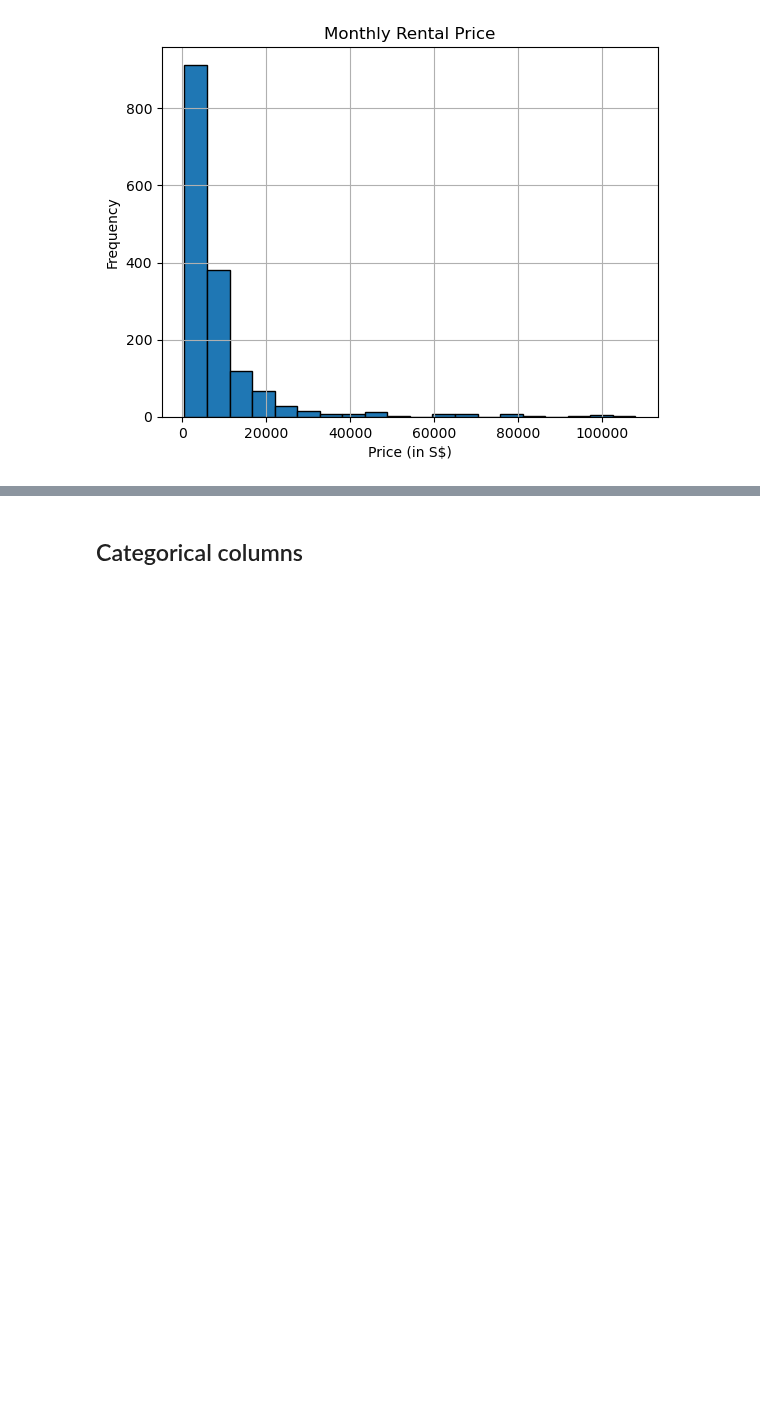
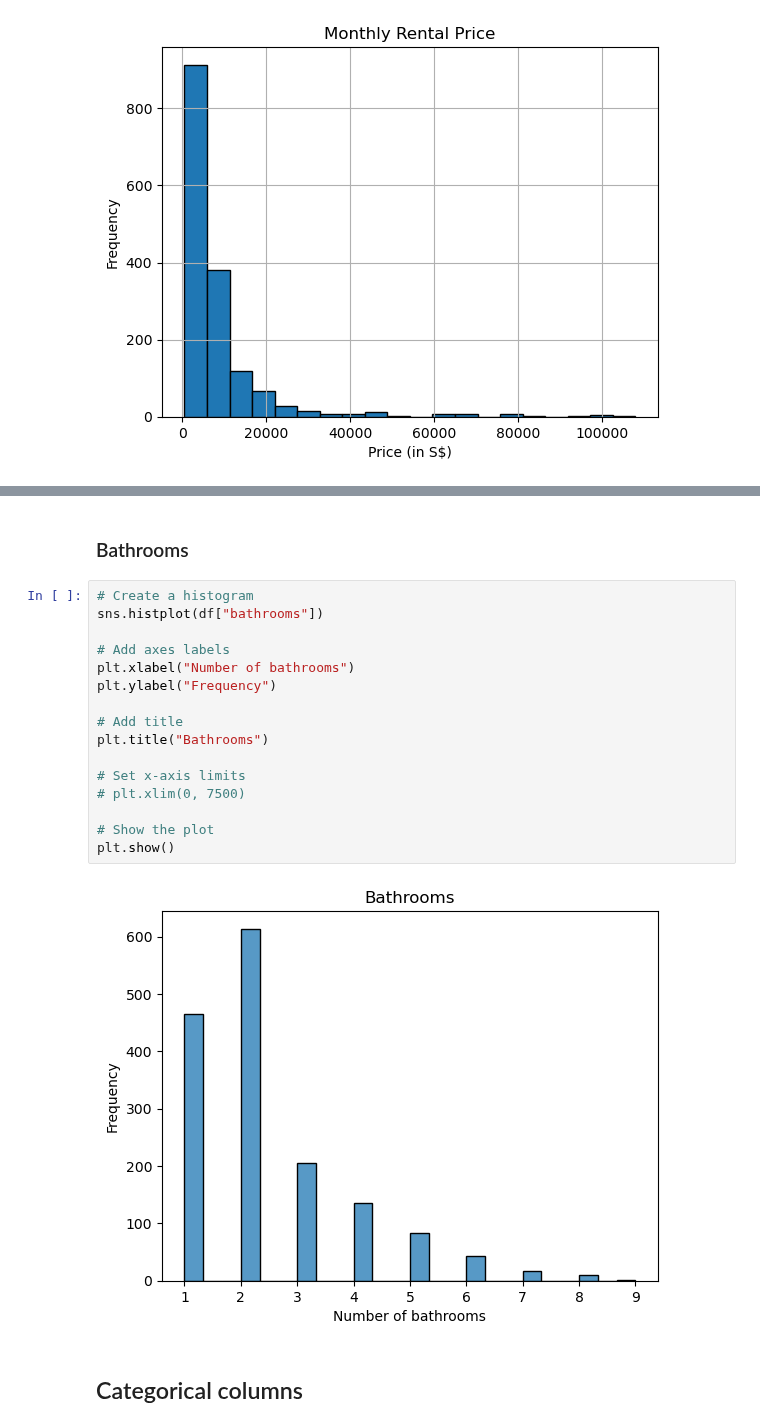
Before and after one commit to JensBender/rental-price-prediction, a Jupyter notebook: data_preprocessing.ipynb, the cells around one changed output, grey strips where cells are left out. Drawn from its saved outputs; the diff is of its cells as text; blank space fills up the shorter version.

Commit message:
in preprocessing, add histogram for bathrooms

```diff
--- a/data_preprocessing.ipynb
+++ b/data_preprocessing.ipynb
@@ -1006,3 +1007,23 @@ plt.show()
+# %% [markdown]
+### Bathrooms
+# %%
+# Create a histogram
+sns.histplot(df["bathrooms"])
+
+# Add axes labels
+plt.xlabel("Number of bathrooms")
+plt.ylabel("Frequency")
+
+# Add title
+plt.title("Bathrooms")
+
+# Set x-axis limits
+# plt.xlim(0, 7500)
+
+# Show the plot
+plt.show()
+# %% [output]
+[figure, added]
 # %% [markdown]
 ## Categorical columns
 # %%
```
Also changed, not shown: parts of 19 cells of this notebook.
